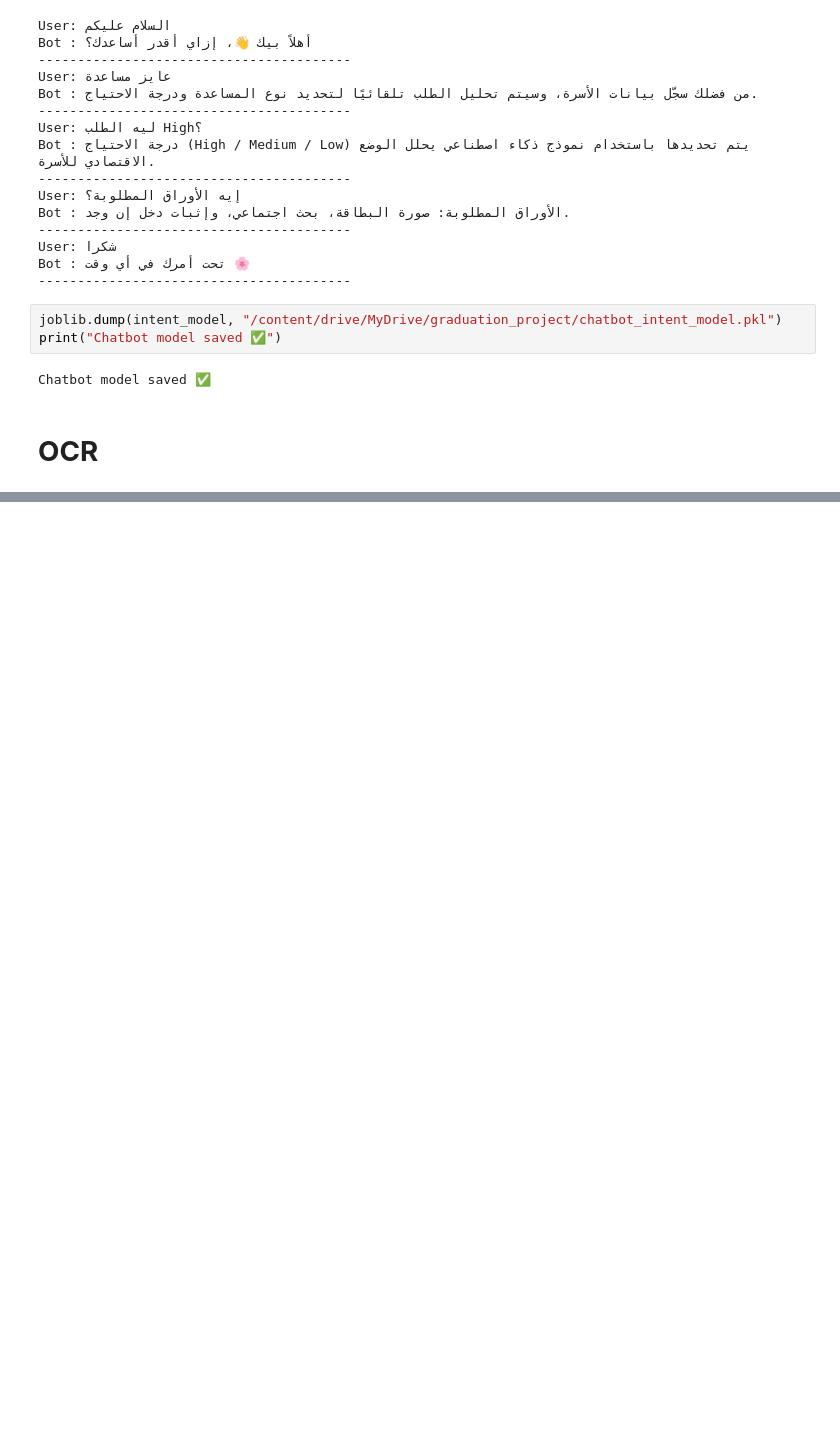
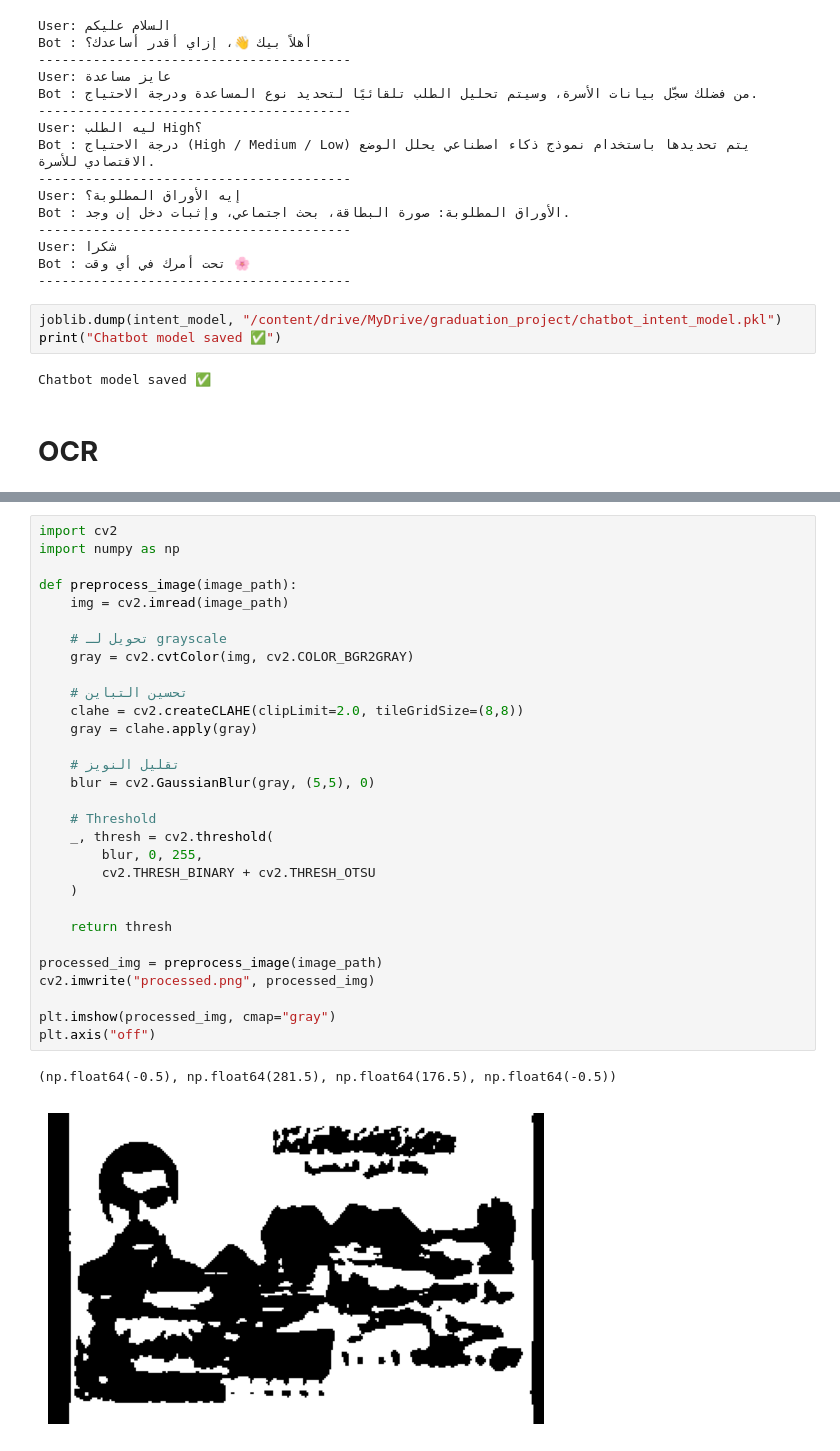
Before and after one commit to HazemmoAlsady/AWN_Graduation_Project, a Jupyter notebook: chatbot.ipynb, the cells around one changed output, grey strips where cells are left out. Cells and saved outputs as stored; diff of their text form; blank space fills up the shorter version.

```diff
--- a/chatbot.ipynb
+++ b/chatbot.ipynb
@@ -198,6 +197,39 @@ plt.axis("off")
 # %% [output]
 (np.float64(-0.5), np.float64(281.5), np.float64(176.5), np.float64(-0.5))
 [figure]
+# %%
+import cv2
+import numpy as np
+
+def preprocess_image(image_path):
+    img = cv2.imread(image_path)
+
+    # تحويل لـ grayscale
+    gray = cv2.cvtColor(img, cv2.COLOR_BGR2GRAY)
+
+    # تحسين التباين
+    clahe = cv2.createCLAHE(clipLimit=2.0, tileGridSize=(8,8))
+    gray = clahe.apply(gray)
+
+    # تقليل النويز
+    blur = cv2.GaussianBlur(gray, (5,5), 0)
+
+    # Threshold
+    _, thresh = cv2.threshold(
+        blur, 0, 255,
+        cv2.THRESH_BINARY + cv2.THRESH_OTSU
+    )
+
+    return thresh
+
+processed_img = preprocess_image(image_path)
+cv2.imwrite("processed.png", processed_img)
+
+plt.imshow(processed_img, cmap="gray")
+plt.axis("off")
+# %% [output]
+(np.float64(-0.5), np.float64(281.5), np.float64(176.5), np.float64(-0.5))
+[figure, added]
 # %%
 import easyocr
 
```
Also changed, not shown: parts of 9 cells of this notebook.
